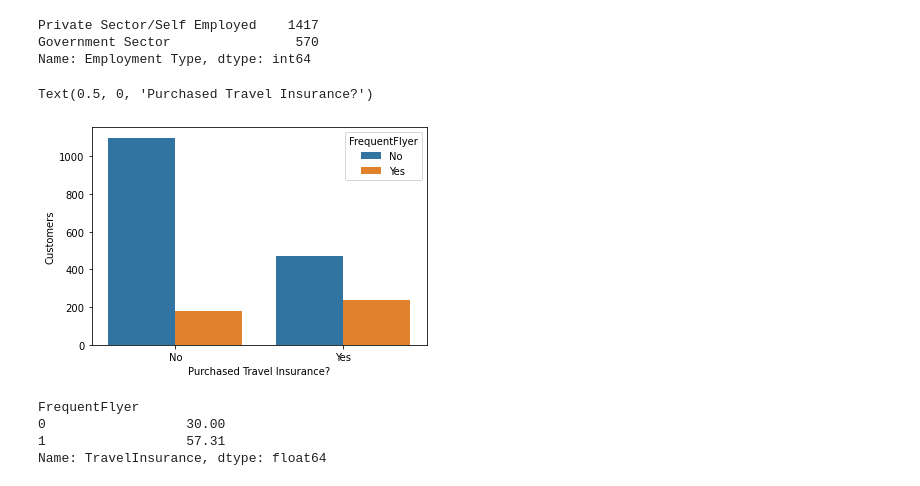
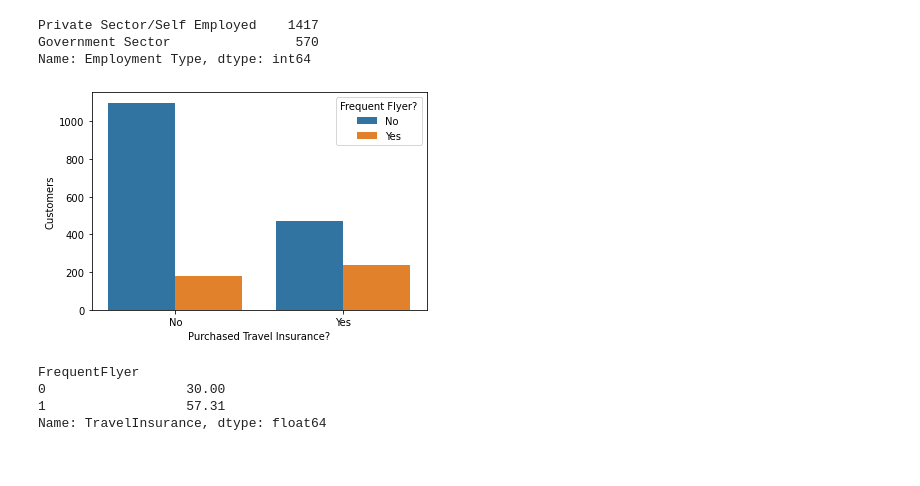
Before and after one commit to teruki-i/travel_insurance_case_study, a Jupyter notebook: travel_insurance_customers.ipynb, the cells around one changed output. Cells and saved outputs as stored; diff of their text form; code cells hidden in the pictures.

Commit message:
saved additional plot images, removed redundant cells

```diff
--- a/travel_insurance_customers.ipynb
+++ b/travel_insurance_customers.ipynb
@@ -348,10 +351,15 @@ Private Sector/Self Employed    1417
 Government Sector                570
 Name: Employment Type, dtype: int64
 # %%
-g=sns.countplot(x="TravelInsurance", hue="FrequentFlyer", data=df)
+# create count plot to distinguish travel insurance buyers and non-buyers, separating out frequent flyers
+
+sns.countplot(x="TravelInsurance", hue="FrequentFlyer", data=df)
 plt.ylabel("Customers")
 plt.xlabel("Purchased Travel Insurance?")
+plt.legend(title="Frequent Flyer?")
+plt.savefig("resources/ins_emp_freq_flyers.png", bbox_inches="tight", facecolor="w")
+
+plt.show()
 # %% [output]
-Text(0.5, 0, 'Purchased Travel Insurance?')
-[figure, old version]
+[figure, new version]
 # %%
```
Also changed, not shown: parts of 7 cells of this notebook.
